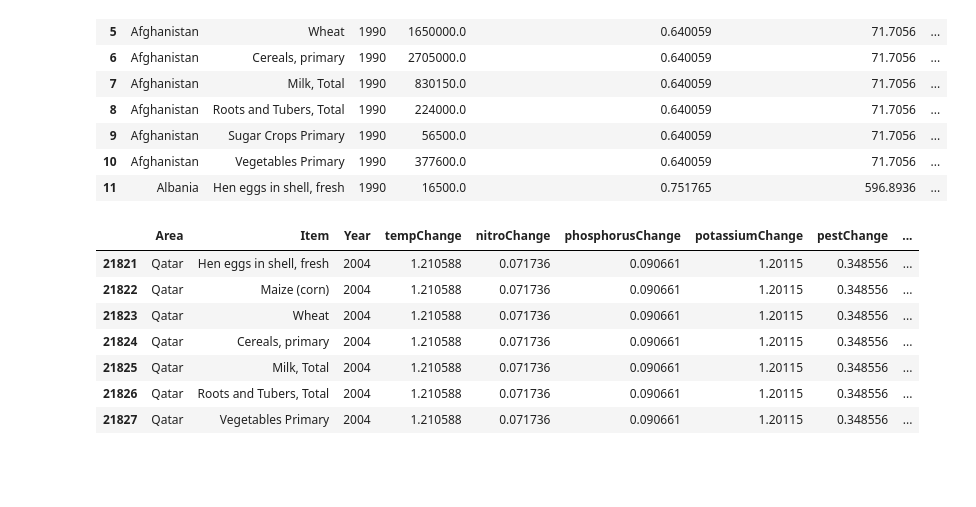
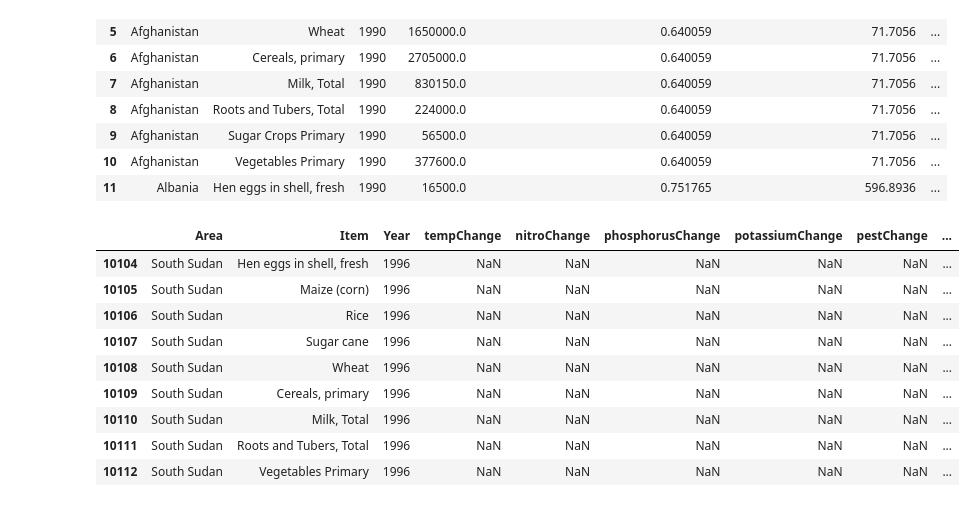
Before and after one commit to justinzhao07/cmsc471_final_project, a Jupyter notebook: pesticide/reprocess_data.ipynb, the cells around one changed output. Saved outputs shown, nothing was run; the diff lists cells and outputs as text; code cells hidden in the pictures; blank space fills up the shorter version.

```diff
--- a/pesticide/reprocess_data.ipynb
+++ b/pesticide/reprocess_data.ipynb
@@ -217,14 +217,16 @@ mast_data = pd.merge(
 mast_data.rename(columns={"Temperature Change Compared to Previous Year": "tempChange"}, inplace=True)
 mast_data.reset_index(drop=True, inplace=True)
 # %%
-mast_data[(mast_data["Year"] == 2004) & (mast_data["Area"] == "Qatar")].head(11)
+mast_data[(mast_data["Year"] == 1996) & (mast_data["Area"] == "South Sudan")].head(11)
 # %% [output]
 |  | Area | Item | Year | tempChange | nitroChange | phosphorusChange | potassiumChange | pestChange | ... |
-| 21821 | Qatar | Hen eggs in shell, fresh | 2004 | 1.210588 | 0.071736 | 0.090661 | 1.20115 | 0.348556 | ... |
-| 21822 | Qatar | Maize (corn) | 2004 | 1.210588 | 0.071736 | 0.090661 | 1.20115 | 0.348556 | ... |
-| 21823 | Qatar | Wheat | 2004 | 1.210588 | 0.071736 | 0.090661 | 1.20115 | 0.348556 | ... |
-| 21824 | Qatar | Cereals, primary | 2004 | 1.210588 | 0.071736 | 0.090661 | 1.20115 | 0.348556 | ... |
-| 21825 | Qatar | Milk, Total | 2004 | 1.210588 | 0.071736 | 0.090661 | 1.20115 | 0.348556 | ... |
-| 21826 | Qatar | Roots and Tubers, Total | 2004 | 1.210588 | 0.071736 | 0.090661 | 1.20115 | 0.348556 | ... |
-| 21827 | Qatar | Vegetables Primary | 2004 | 1.210588 | 0.071736 | 0.090661 | 1.20115 | 0.348556 | ... |
+| 10104 | South Sudan | Hen eggs in shell, fresh | 1996 | NaN | NaN | NaN | NaN | NaN | ... |
+| 10105 | South Sudan | Maize (corn) | 1996 | NaN | NaN | NaN | NaN | NaN | ... |
+| 10106 | South Sudan | Rice | 1996 | NaN | NaN | NaN | NaN | NaN | ... |
+| 10107 | South Sudan | Sugar cane | 1996 | NaN | NaN | NaN | NaN | NaN | ... |
+| 10108 | South Sudan | Wheat | 1996 | NaN | NaN | NaN | NaN | NaN | ... |
+| 10109 | South Sudan | Cereals, primary | 1996 | NaN | NaN | NaN | NaN | NaN | ... |
+| 10110 | South Sudan | Milk, Total | 1996 | NaN | NaN | NaN | NaN | NaN | ... |
+| 10111 | South Sudan | Roots and Tubers, Total | 1996 | NaN | NaN | NaN | NaN | NaN | ... |
+| 10112 | South Sudan | Vegetables Primary | 1996 | NaN | NaN | NaN | NaN | NaN | ... |
 # %%
```
Also changed, not shown: parts of 2 cells of this notebook, 6 other files.
